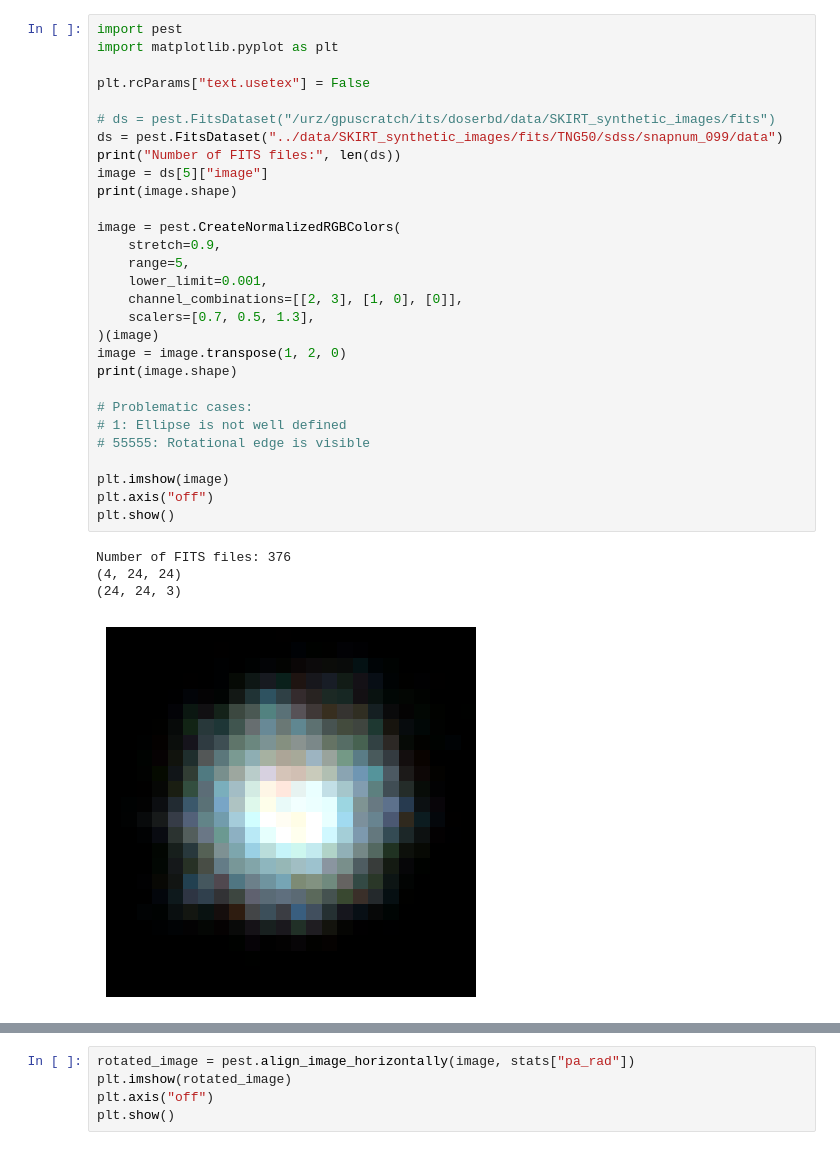
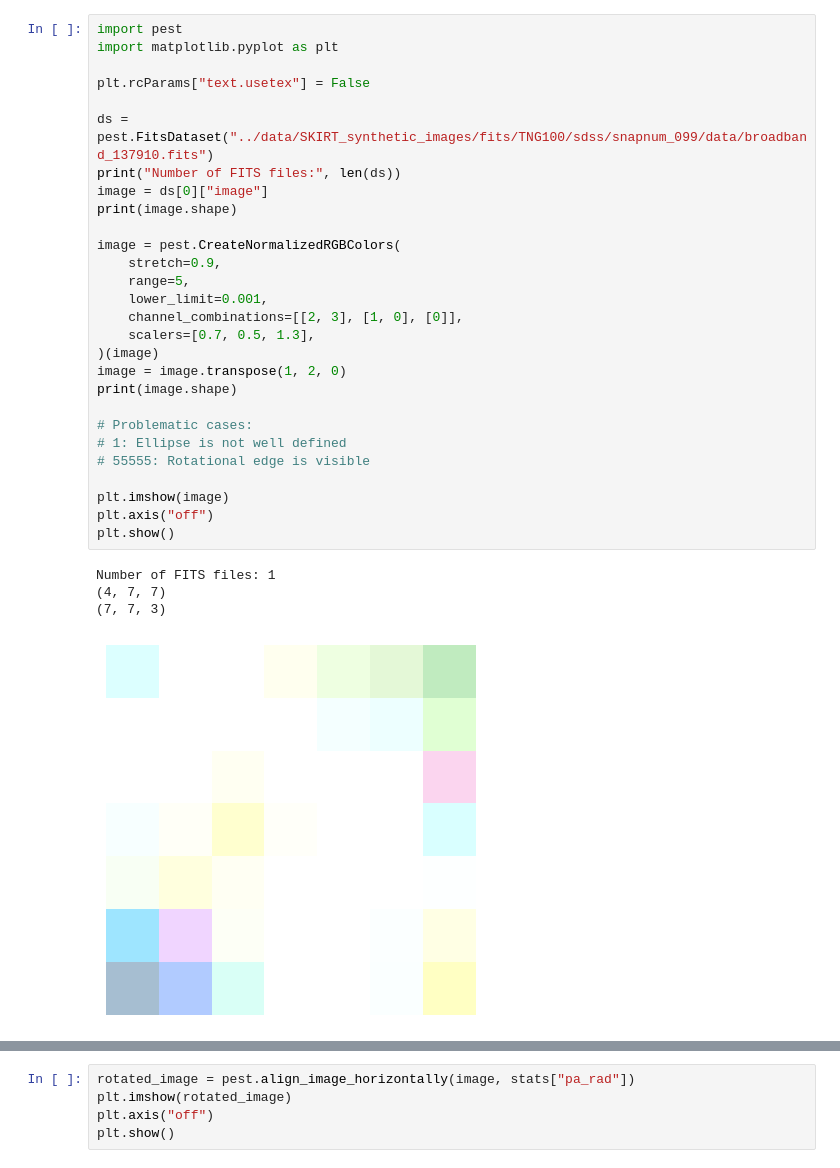
Before and after one commit to BerndDoser/PEST, a Jupyter notebook: devel/illustris_skirt.ipynb, the cells around one changed output, grey strips where cells are left out. Cells and saved outputs as stored; diff of their text form.

Commit message:
allow single files for FitsDataset

```diff
--- a/devel/illustris_skirt.ipynb
+++ b/devel/illustris_skirt.ipynb
@@ -1,37 +1,36 @@
 # %%
 import pest
 import matplotlib.pyplot as plt
 
 plt.rcParams["text.usetex"] = False
 
-# ds = pest.FitsDataset("/urz/gpuscratch/its/doserbd/data/SKIRT_synthetic_images/fits")
-ds = pest.FitsDataset("../data/SKIRT_synthetic_images/fits/TNG50/sdss/snapnum_099/data")
+ds = pest.FitsDataset("../data/SKIRT_synthetic_images/fits/TNG100/sdss/snapnum_099/data/broadband_137910.fits")
 print("Number of FITS files:", len(ds))
-image = ds[5]["image"]
+image = ds[0]["image"]
 print(image.shape)
 
 image = pest.CreateNormalizedRGBColors(
     stretch=0.9,
     range=5,
     lower_limit=0.001,
     channel_combinations=[[2, 3], [1, 0], [0]],
     scalers=[0.7, 0.5, 1.3],
 )(image)
 image = image.transpose(1, 2, 0)
 print(image.shape)
 
 # Problematic cases:
 # 1: Ellipse is not well defined
 # 55555: Rotational edge is visible
 
 plt.imshow(image)
 plt.axis("off")
 plt.show()
 # %% [output]
-Number of FITS files: 376
-(4, 24, 24)
-(24, 24, 3)
+Number of FITS files: 1
+(4, 7, 7)
+(7, 7, 3)
-[figure, old version]
+[figure, new version]
 # %%
 stats = pest.estimate_geometry_weighted(image)
 pest.visualize_results(stats)
```
Also changed, not shown: parts of 1 cell of this notebook, 1 other file.
